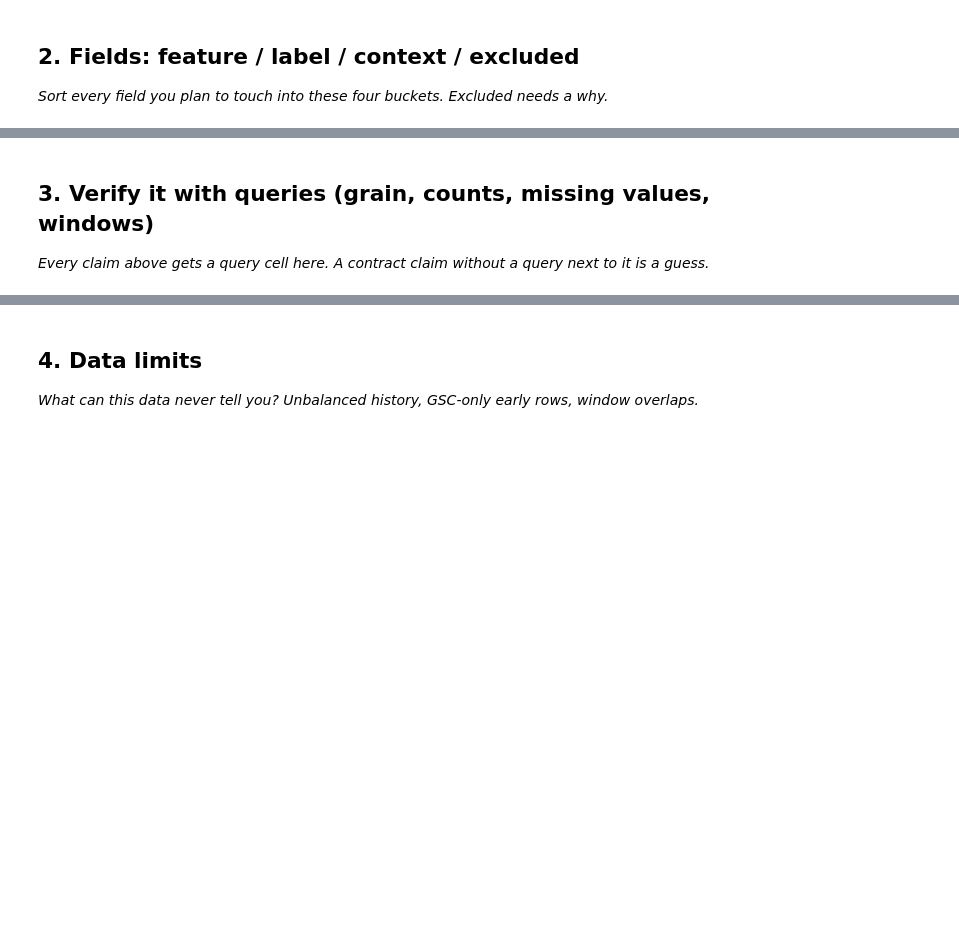
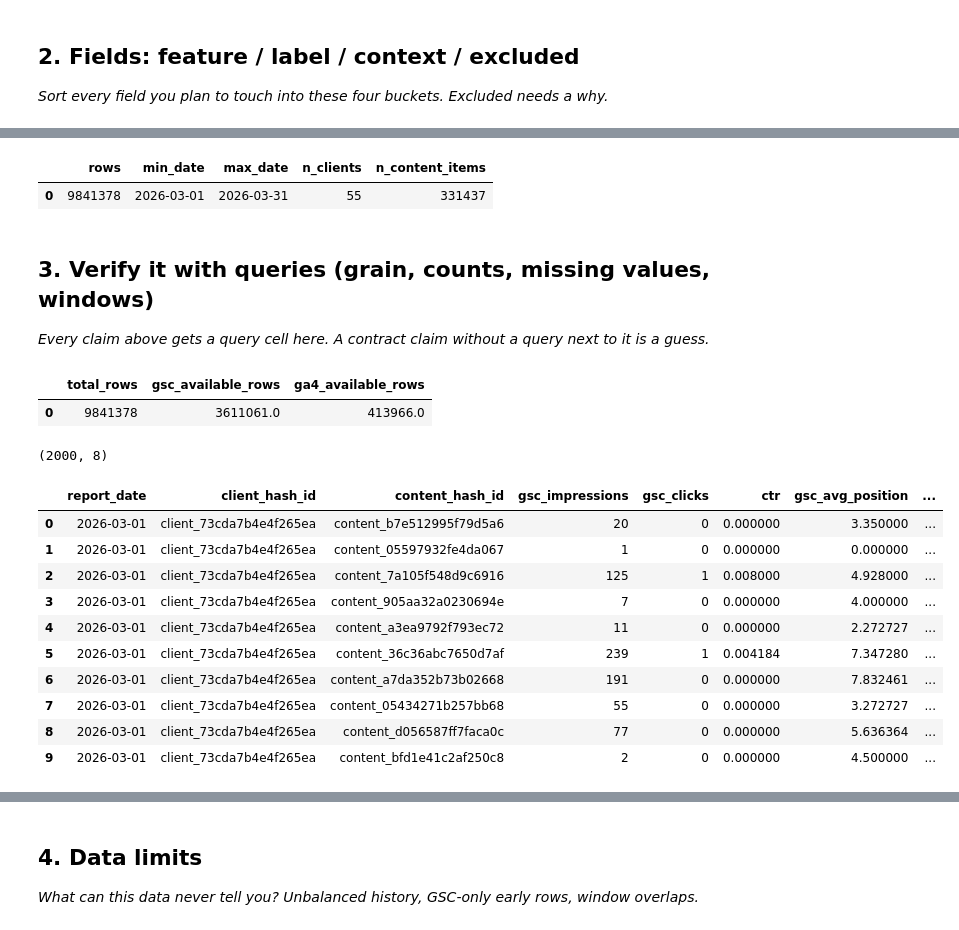
Before and after one commit to EimanZahra1472/flyrank-ml-internship-starter, a Jupyter notebook: work/notebooks/w03_data_contract.ipynb, the cells around one changed output, grey strips where cells are left out. Saved outputs shown, nothing was run; the diff lists cells and outputs as text; code cells hidden in the pictures; blank space fills up the shorter version.

```diff
--- a/work/notebooks/w03_data_contract.ipynb
+++ b/work/notebooks/w03_data_contract.ipynb
@@ -15,0 +13,15 @@ This skeleton is yours to fill. Work the sections **in order** — each one has
+# %%
+!git clone https://github.com/EimanZahra1472/flyrank-ml-internship-starter.git
+%cd flyrank-ml-internship-starter
+
+%pip install -q duckdb huggingface_hub pandas scikit-learn matplotlib
+
+import duckdb
+from google.colab import userdata
+
+HF_TOKEN = userdata.get('HF_TOKEN')
+con = duckdb.connect()
+con.execute(f"CREATE SECRET (TYPE huggingface, TOKEN '{HF_TOKEN}')")
+
+rel = "hf://datasets/FlyRank/internship-warehouse"
+print("Ready.")
@@ -23,3 +80,17 @@ This skeleton is yours to fill. Work the sections **in order** — each one has
+# %%
+q = f"""
+SELECT
+  COUNT(*) AS rows,
+  MIN(report_date) AS min_date,
+  MAX(report_date) AS max_date,
+  COUNT(DISTINCT client_hash_id) AS n_clients,
+  COUNT(DISTINCT content_hash_id) AS n_content_items
+FROM read_parquet('{rel}/fact_content_daily_performance/month=2026-03/*.parquet')
+"""
+con.sql(q).df()
+# %% [output]
+|  | rows | min_date | max_date | n_clients | n_content_items |
+| 0 | 9841378 | 2026-03-01 | 2026-03-31 | 55 | 331437 |
 # %% [markdown]
 ## 3. Verify it with queries (grain, counts, missing values, windows)
 
@@ -27,3 +98,45 @@ This skeleton is yours to fill. Work the sections **in order** — each one has
 # %%
 # This cell is for CODE (numbers, a query, a check).
 # Write your text answer in the cell ABOVE this one — typing sentences here breaks Run All.
+q = f"""
+SELECT
+  COUNT(*) AS total_rows,
+  SUM(CASE WHEN gsc_data_available IS TRUE THEN 1 ELSE 0 END) AS gsc_available_rows,
+  SUM(CASE WHEN ga4_data_available IS TRUE THEN 1 ELSE 0 END) AS ga4_available_rows
+FROM read_parquet('{rel}/fact_content_daily_performance/month=2026-03/*.parquet')
+"""
+con.sql(q).df()
+# %% [output]
+|  | total_rows | gsc_available_rows | ga4_available_rows |
+| 0 | 9841378 | 3611061.0 | 413966.0 |
+# %%
+# This cell is for CODE (numbers, a query, a check).
+# Write your text answer in the cell ABOVE this one — typing sentences here breaks Run All.
+q = f"""
+SELECT
+  report_date, client_hash_id, content_hash_id,
+  gsc_impressions,
+  gsc_clicks,
+  CASE WHEN gsc_impressions > 0 THEN gsc_clicks * 1.0 / gsc_impressions ELSE NULL END AS ctr,
+  gsc_avg_position,
+  ga4_engaged_sessions
+FROM read_parquet('{rel}/fact_content_daily_performance/month=2026-03/*.parquet')
+WHERE gsc_data_available IS TRUE AND gsc_impressions > 0
+LIMIT 2000
+"""
+feat_df = con.sql(q).df()
+print(feat_df.shape)
+feat_df.head(10)
+# %% [output]
+(2000, 8)
+|  | report_date | client_hash_id | content_hash_id | gsc_impressions | gsc_clicks | ctr | gsc_avg_position | ... |
+| 0 | 2026-03-01 | client_73cda7b4e4f265ea | content_b7e512995f79d5a6 | 20 | 0 | 0.000000 | 3.350000 | ... |
+| 1 | 2026-03-01 | client_73cda7b4e4f265ea | content_05597932fe4da067 | 1 | 0 | 0.000000 | 0.000000 | ... |
+| 2 | 2026-03-01 | client_73cda7b4e4f265ea | content_7a105f548d9c6916 | 125 | 1 | 0.008000 | 4.928000 | ... |
+| 3 | 2026-03-01 | client_73cda7b4e4f265ea | content_905aa32a0230694e | 7 | 0 | 0.000000 | 4.000000 | ... |
+| 4 | 2026-03-01 | client_73cda7b4e4f265ea | content_a3ea9792f793ec72 | 11 | 0 | 0.000000 | 2.272727 | ... |
+| 5 | 2026-03-01 | client_73cda7b4e4f265ea | content_36c36abc7650d7af | 239 | 1 | 0.004184 | 7.347280 | ... |
+| 6 | 2026-03-01 | client_73cda7b4e4f265ea | content_a7da352b73b02668 | 191 | 0 | 0.000000 | 7.832461 | ... |
+| 7 | 2026-03-01 | client_73cda7b4e4f265ea | content_05434271b257bb68 | 55 | 0 | 0.000000 | 3.272727 | ... |
+| 8 | 2026-03-01 | client_73cda7b4e4f265ea | content_d056587ff7faca0c | 77 | 0 | 0.000000 | 5.636364 | ... |
+| 9 | 2026-03-01 | client_73cda7b4e4f265ea | content_bfd1e41c2af250c8 | 2 | 0 | 0.000000 | 4.500000 | ... |
```
Also changed, not shown: parts of 16 cells of this notebook.
